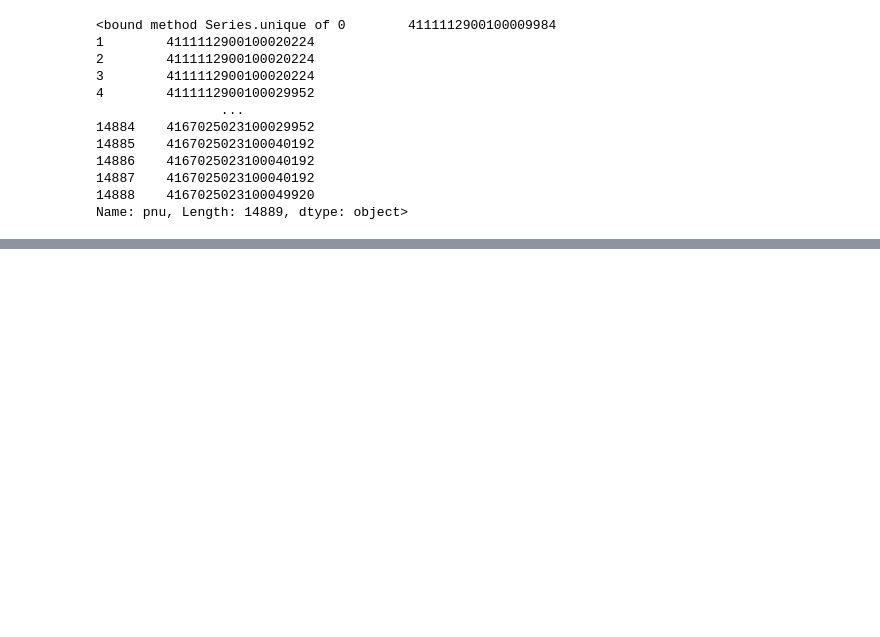
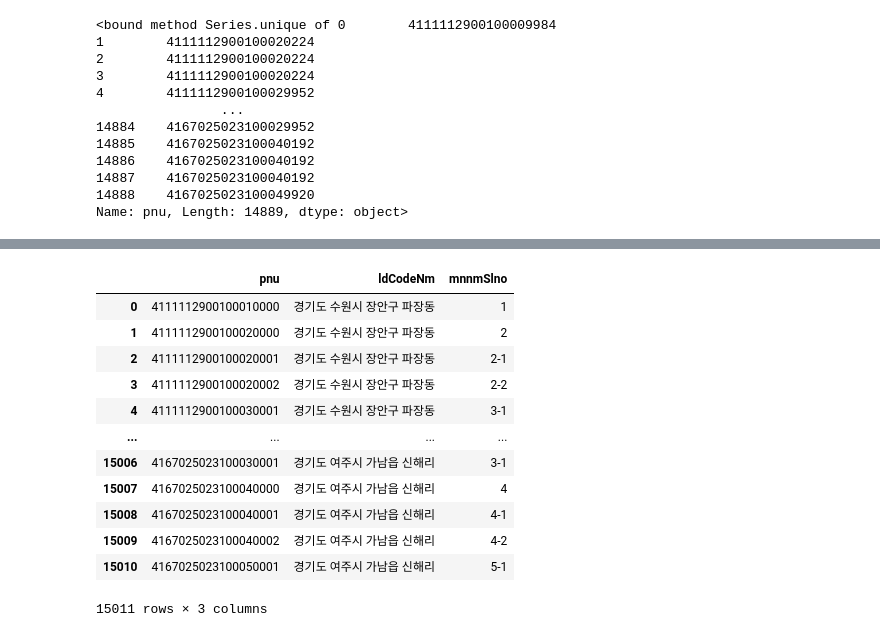
Before and after one commit to LEEPPEUM/final_project, a Jupyter notebook: DB/datasets.ipynb, the cells around one changed output, grey strips where cells are left out. Cells and saved outputs as stored; diff of their text form; code cells hidden in the pictures; blank space fills up the shorter version.

```diff
--- a/DB/datasets.ipynb
+++ b/DB/datasets.ipynb
@@ -564,0 +685,17 @@ Name: pnu, Length: 14889, dtype: object>
+# %%
+data4_1 = data1[['pnu','ldCodeNm','mnnmSlno']]
+data4_1
+# %% [output]
+|  | pnu | ldCodeNm | mnnmSlno |
+| 0 | 4111112900100010000 | 경기도 수원시 장안구 파장동 | 1 |
+| 1 | 4111112900100020000 | 경기도 수원시 장안구 파장동 | 2 |
+| 2 | 4111112900100020001 | 경기도 수원시 장안구 파장동 | 2-1 |
+| 3 | 4111112900100020002 | 경기도 수원시 장안구 파장동 | 2-2 |
+| 4 | 4111112900100030001 | 경기도 수원시 장안구 파장동 | 3-1 |
+| ... | ... | ... | ... |
+| 15006 | 4167025023100030001 | 경기도 여주시 가남읍 신해리 | 3-1 |
+| 15007 | 4167025023100040000 | 경기도 여주시 가남읍 신해리 | 4 |
+| 15008 | 4167025023100040001 | 경기도 여주시 가남읍 신해리 | 4-1 |
+| 15009 | 4167025023100040002 | 경기도 여주시 가남읍 신해리 | 4-2 |
+| 15010 | 4167025023100050001 | 경기도 여주시 가남읍 신해리 | 5-1 |
+15011 rows × 3 columns
```
Also changed, not shown: parts of 24 cells of this notebook, 1 other file.
